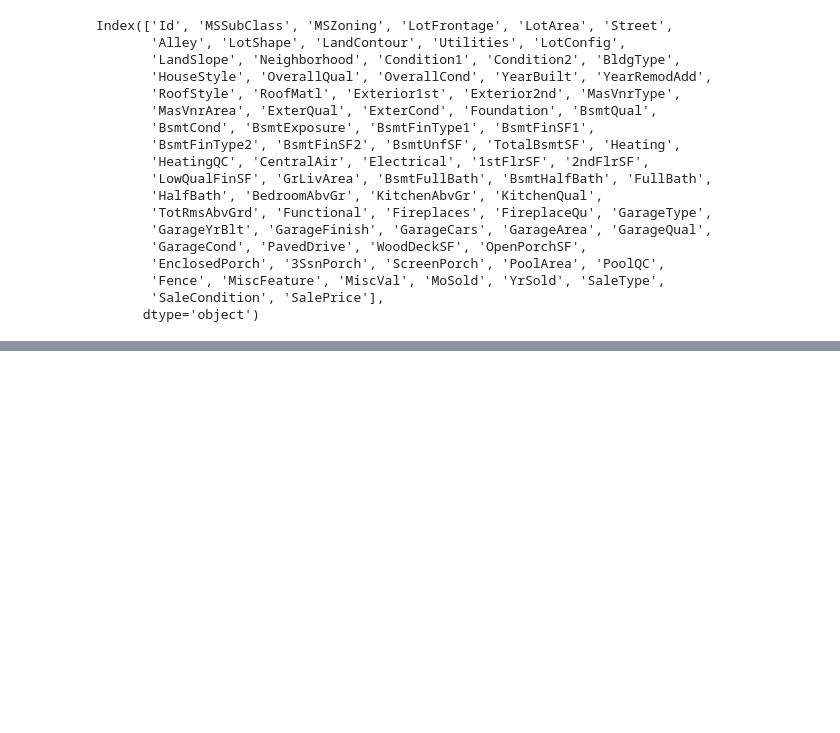
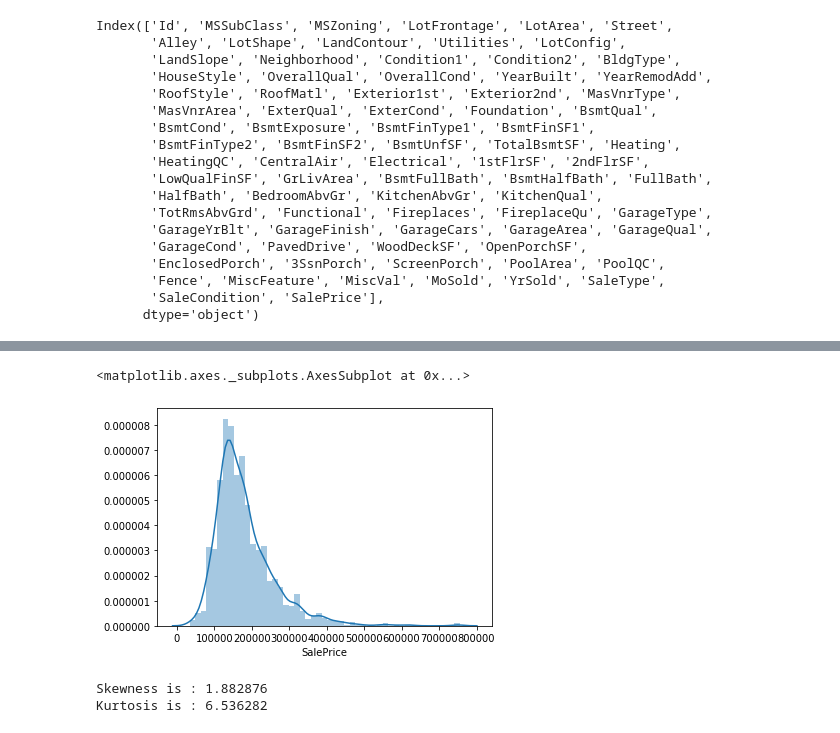
Before and after one commit to Ashishkhurana01/kaggle-work, a Jupyter notebook: House Prices - Advanced regression techniques.ipynb, the cells around one changed output, grey strips where cells are left out. Cells and saved outputs as stored; diff of their text form; code cells hidden in the pictures; blank space fills up the shorter version.

```diff
--- a/House Prices - Advanced regression techniques.ipynb
+++ b/House Prices - Advanced regression techniques.ipynb
@@ -49,3 +62,23 @@ Index(['Id', 'MSSubClass', 'MSZoning', 'LotFrontage', 'LotArea', 'Street',
+# %%
+sns.distplot(df_train['SalePrice'])
+# observations::::
+# deviation from normal dist
+# positively skewed
+# displaypeaks
+# %% [output]
+<matplotlib.axes._subplots.AxesSubplot at 0x...>
+[figure, added]
+# %%
+#skewness and kurtosis
+# In probability theory and statistics, skewness is a measure of the asymmetry of the
+# probability distribution of a real-valued random variable about its mean.
+# The skewness value can be positive, zero, negative, or undefined.
+
+print("Skewness is : %f" % df_train['SalePrice'].skew())
+print("Kurtosis is : %f" % df_train['SalePrice'].kurt())
+# %% [output]
+Skewness is : 1.882876
+Kurtosis is : 6.536282
 # %%
 ! git fetch
 ! git add "House Prices - Advanced regression techniques.ipynb"
```
Also changed, not shown: parts of 2 cells of this notebook.
